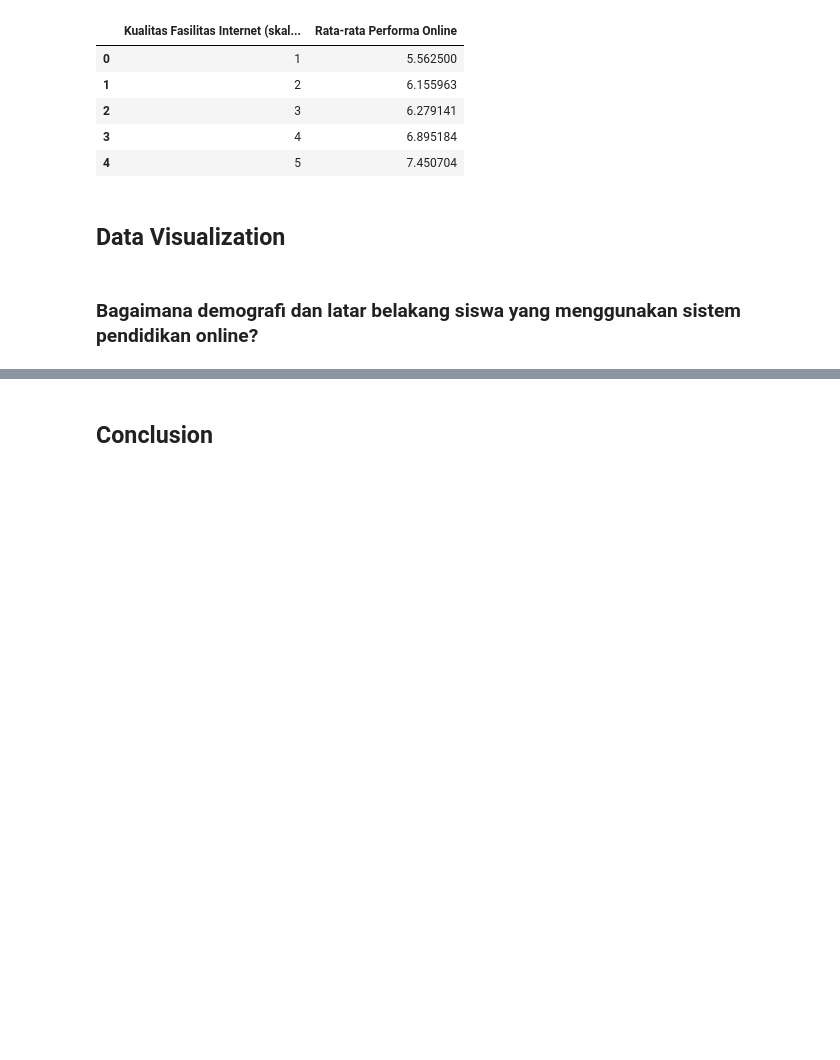
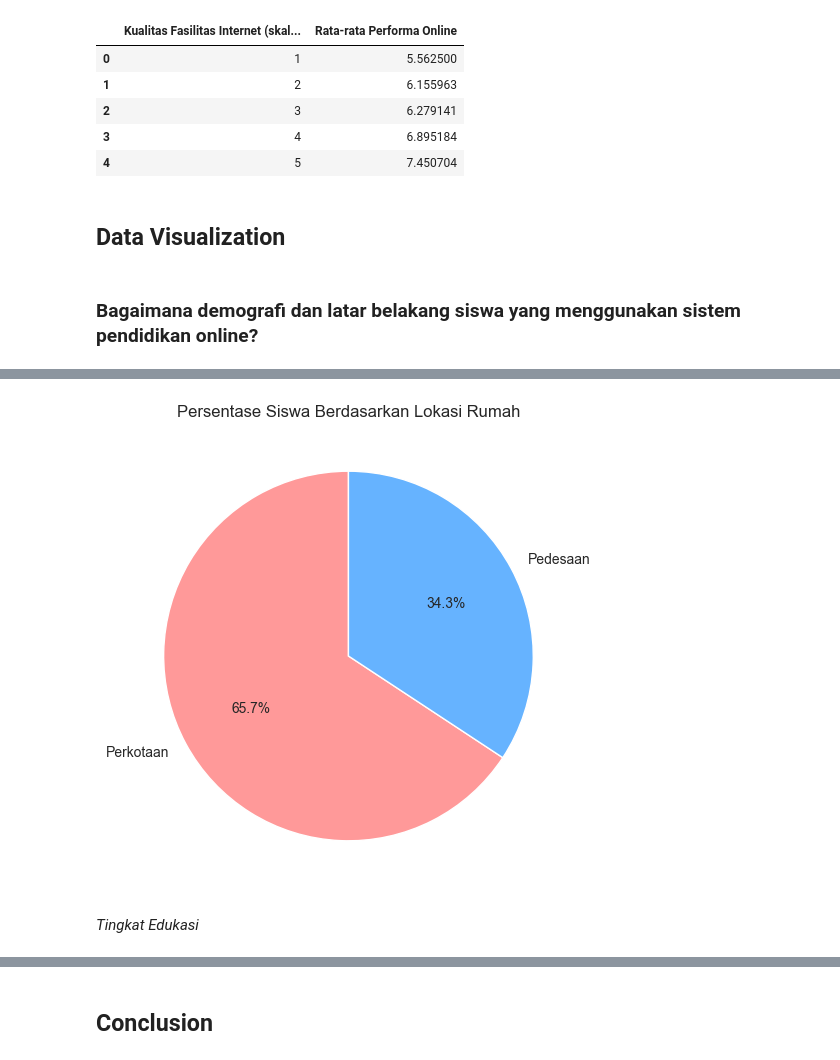
Before and after one commit to rizkiwijanarko/Student_Adaptability_on_E-Learning_Data_Analysis, a Jupyter notebook: E-Learning Data Analysis.ipynb, the cells around one changed output, grey strips where cells are left out. Drawn from its saved outputs; the diff is of its cells as text; code cells hidden in the pictures; blank space fills up the shorter version.

```diff
--- a/E-Learning Data Analysis.ipynb
+++ b/E-Learning Data Analysis.ipynb
@@ -306,0 +324,10 @@ plt.figure(figsize=(10, 6))
+# %%
+# Plotting pie chart
+plt.figure(figsize=(10, 6))
+plt.pie(location_df, labels=location_df.index, autopct='%1.1f%%', startangle=90, colors=['#ff9999', '#66b3ff'])
+plt.title("Persentase Siswa Berdasarkan Lokasi Rumah")
+plt.show()
+# %% [output]
+[figure, added]
+# %% [markdown]
+*Tingkat Edukasi*
```
Also changed, not shown: parts of 23 cells of this notebook.
